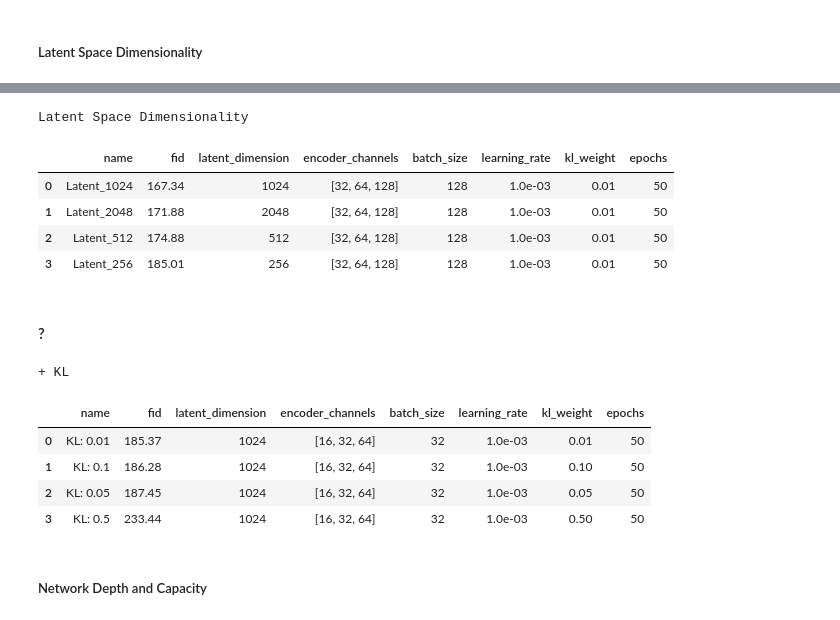
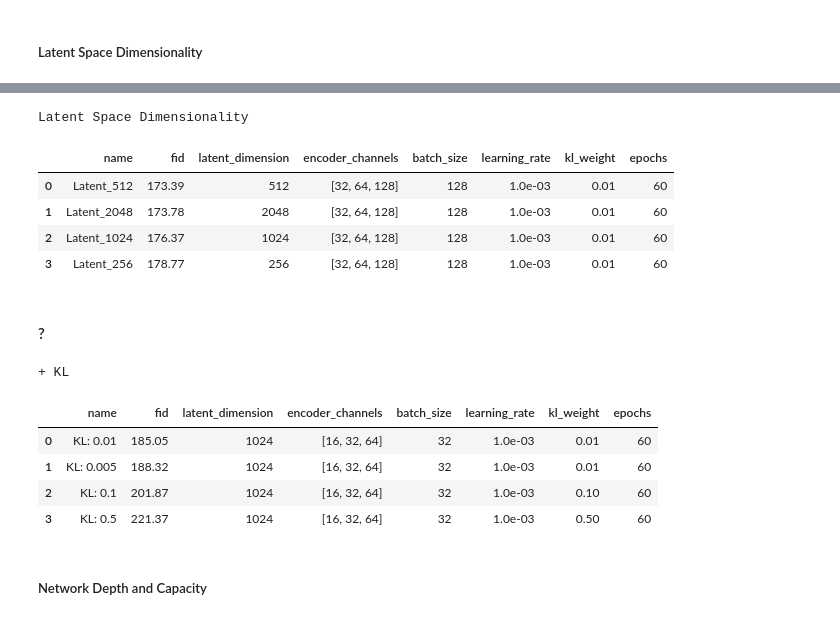
Before and after one commit to hbiegacz/artificial_neural_networks, a Jupyter notebook: mini_project_4/piatek_Biegacz_Cieslik/experiments.ipynb, the cells around one changed output, grey strips where cells are left out. Saved outputs shown, nothing was run; the diff lists cells and outputs as text; code cells hidden in the pictures.

```diff
--- a/mini_project_4/piatek_Biegacz_Cieslik/experiments.ipynb
+++ b/mini_project_4/piatek_Biegacz_Cieslik/experiments.ipynb
@@ -134,23 +145,23 @@ display_results(all_experiment_results0, "Latent Space Dimensionality")
 # %%
 all_experiment_results = []
 
 for dim in [256, 512, 1024, 2048]:
-    config = VAEConfig(latent_dimension=dim, epochs=50, kl_weight=0.01)
+    config = VAEConfig(latent_dimension=dim, epochs=60, kl_weight=0.01)
     all_experiment_results.append(run_and_evaluate_configuration(f"Latent_{dim}", config, train_dataset))
 display_results(all_experiment_results, "Latent Space Dimensionality")
 # %% [output]
 Latent Space Dimensionality
 |  | name | fid | latent_dimension | encoder_channels | batch_size | learning_rate | kl_weight | epochs |
-| 0 | Latent_1024 | 167.34 | 1024 | [32, 64, 128] | 128 | 1.0e-03 | 0.01 | 50 |
-| 1 | Latent_2048 | 171.88 | 2048 | [32, 64, 128] | 128 | 1.0e-03 | 0.01 | 50 |
-| 2 | Latent_512 | 174.88 | 512 | [32, 64, 128] | 128 | 1.0e-03 | 0.01 | 50 |
-| 3 | Latent_256 | 185.01 | 256 | [32, 64, 128] | 128 | 1.0e-03 | 0.01 | 50 |
+| 0 | Latent_512 | 173.39 | 512 | [32, 64, 128] | 128 | 1.0e-03 | 0.01 | 60 |
+| 1 | Latent_2048 | 173.78 | 2048 | [32, 64, 128] | 128 | 1.0e-03 | 0.01 | 60 |
+| 2 | Latent_1024 | 176.37 | 1024 | [32, 64, 128] | 128 | 1.0e-03 | 0.01 | 60 |
+| 3 | Latent_256 | 178.77 | 256 | [32, 64, 128] | 128 | 1.0e-03 | 0.01 | 60 |
 # %% [markdown]
 #### ?
 # %%
 kl_results = []
-for kl in [0.01, 0.05, 0.1, 0.5]:
-    config = VAEConfig(kl_weight=kl, latent_dimension=1024, epochs=50, batch_size=32, encoder_channels=[16, 32, 64])
+for kl in [0.005, 0.01, 0.1, 0.5]:
+    config = VAEConfig(kl_weight=kl, latent_dimension=1024, epochs=60, batch_size=32, encoder_channels=[16, 32, 64])
     kl_results.append(run_and_evaluate_configuration(f"KL: {kl}", config, train_dataset))
 
 all_experiment_results.append(kl_results)
@@ -158,10 +169,10 @@ display_results(kl_results, "+ KL")
 # %% [output]
 + KL
 |  | name | fid | latent_dimension | encoder_channels | batch_size | learning_rate | kl_weight | epochs |
-| 0 | KL: 0.01 | 185.37 | 1024 | [16, 32, 64] | 32 | 1.0e-03 | 0.01 | 50 |
-| 1 | KL: 0.1 | 186.28 | 1024 | [16, 32, 64] | 32 | 1.0e-03 | 0.10 | 50 |
-| 2 | KL: 0.05 | 187.45 | 1024 | [16, 32, 64] | 32 | 1.0e-03 | 0.05 | 50 |
-| 3 | KL: 0.5 | 233.44 | 1024 | [16, 32, 64] | 32 | 1.0e-03 | 0.50 | 50 |
+| 0 | KL: 0.01 | 185.05 | 1024 | [16, 32, 64] | 32 | 1.0e-03 | 0.01 | 60 |
+| 1 | KL: 0.005 | 188.32 | 1024 | [16, 32, 64] | 32 | 1.0e-03 | 0.01 | 60 |
+| 2 | KL: 0.1 | 201.87 | 1024 | [16, 32, 64] | 32 | 1.0e-03 | 0.10 | 60 |
+| 3 | KL: 0.5 | 221.37 | 1024 | [16, 32, 64] | 32 | 1.0e-03 | 0.50 | 60 |
 # %% [markdown]
 ##### Network Depth and Capacity
 # %%
```
Also changed, not shown: parts of 9 cells of this notebook, 3 other files.
